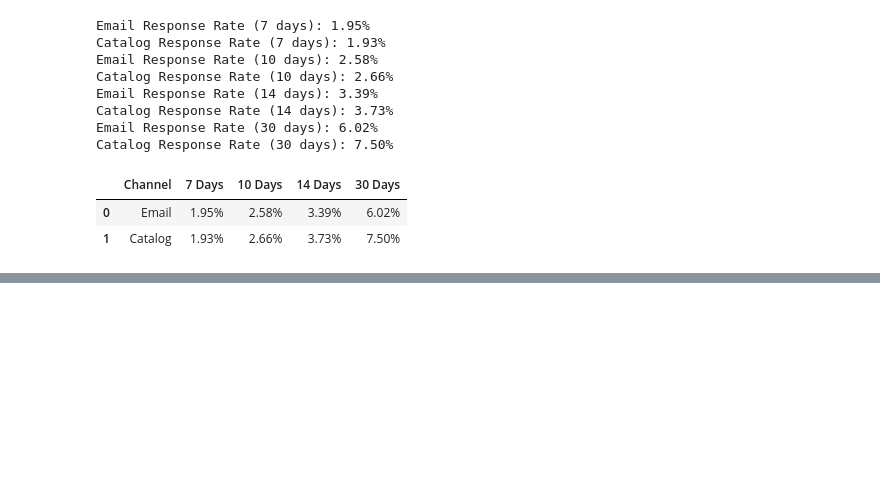
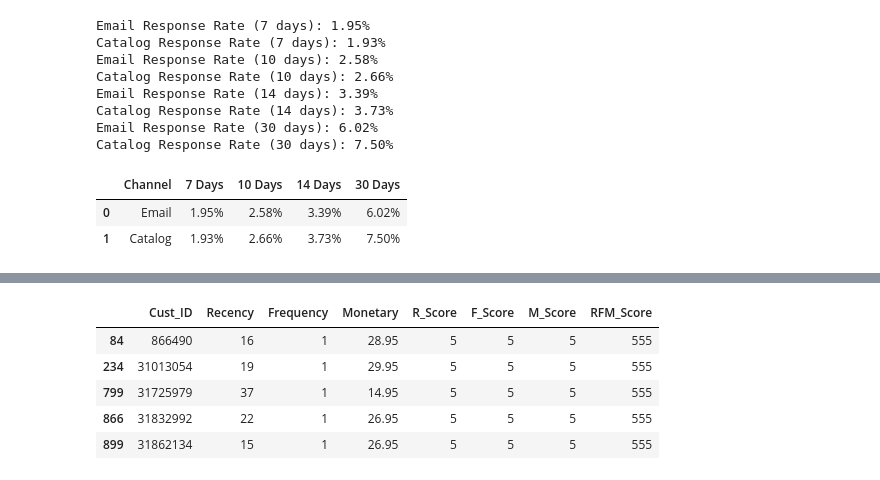
Before and after one commit to YassineOudghiri/dma-group-assignment-1, a Jupyter notebook: code.ipynb, the cells around one changed output, grey strips where cells are left out. Drawn from its saved outputs; the diff is of its cells as text; code cells hidden in the pictures; blank space fills up the shorter version.

```diff
--- a/code.ipynb
+++ b/code.ipynb
@@ -415,0 +334,52 @@ AttributeError: 'Styler' object has no attribute 'get'
+# %%
+# Convert 'OrderDate' to datetime
+line_items['OrderDate'] = pd.to_datetime(line_items['OrderDate'].astype(str), format='%Y%m%d')
+# %%
+# Get the most recent date in the dataset for recency calculation
+latest_date = line_items['OrderDate'].max()
+
+# Create a new DataFrame with RFM values
+rfm = line_items.groupby('Cust_ID').agg(
+    Recency=('OrderDate', lambda x: (latest_date - x.max()).days),
+    Frequency=('OrderNum', 'count'),
+    Monetary=('LineDollars', 'sum')
+).reset_index()
+
+# Rename columns
+rfm.columns = ['Cust_ID', 'Recency', 'Frequency', 'Monetary']
+
+# Define quantile cuts for recency, frequency, and monetary
+quantiles = rfm.quantile(q=[0.2, 0.4, 0.6, 0.8])
+
+# Function to assign scores based on quantiles
+def rfm_score(value, column):
+    if value <= quantiles[column][0.2]:
+        return 5
+    elif value <= quantiles[column][0.4]:
+        return 4
+    elif value <= quantiles[column][0.6]:
+        return 3
+    elif value <= quantiles[column][0.8]:
+        return 2
+    else:
+        return 1
+
+# Apply the scoring function
+rfm['R_Score'] = rfm['Recency'].apply(rfm_score, args=('Recency',))
+rfm['F_Score'] = rfm['Frequency'].apply(rfm_score, args=('Frequency',))
+rfm['M_Score'] = rfm['Monetary'].apply(rfm_score, args=('Monetary',))
+
+# Combine RFM scores into a single string score
+rfm['RFM_Score'] = rfm['R_Score'].astype(str) + rfm['F_Score'].astype(str) + rfm['M_Score'].astype(str)
+
+# Example: Identify top 10% customers
+top_10_percent = rfm[rfm['RFM_Score'] == '555']
+
+top_10_percent.head()
+# %% [output]
+|  | Cust_ID | Recency | Frequency | Monetary | R_Score | F_Score | M_Score | RFM_Score |
+| 84 | 866490 | 16 | 1 | 28.95 | 5 | 5 | 5 | 555 |
+| 234 | 31013054 | 19 | 1 | 29.95 | 5 | 5 | 5 | 555 |
+| 799 | 31725979 | 37 | 1 | 14.95 | 5 | 5 | 5 | 555 |
+| 866 | 31832992 | 22 | 1 | 26.95 | 5 | 5 | 5 | 555 |
+| 899 | 31862134 | 15 | 1 | 26.95 | 5 | 5 | 5 | 555 |
```
Also changed, not shown: parts of 11 cells of this notebook, 1 other file.
